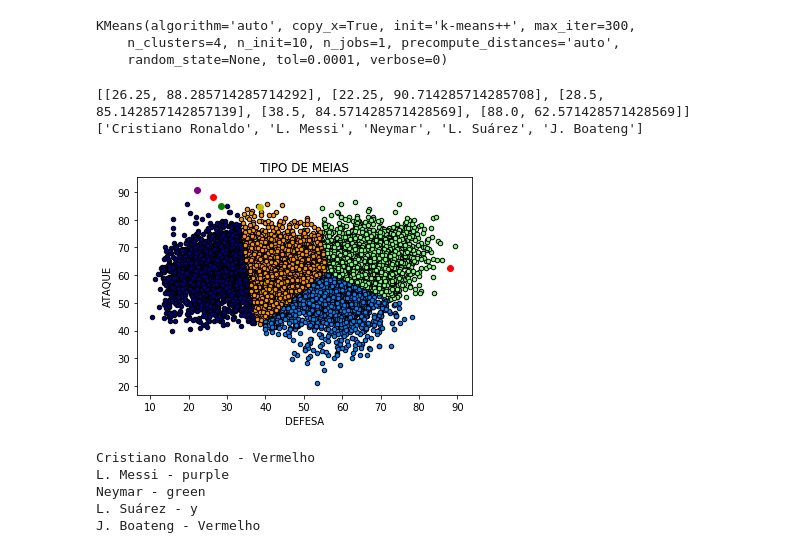
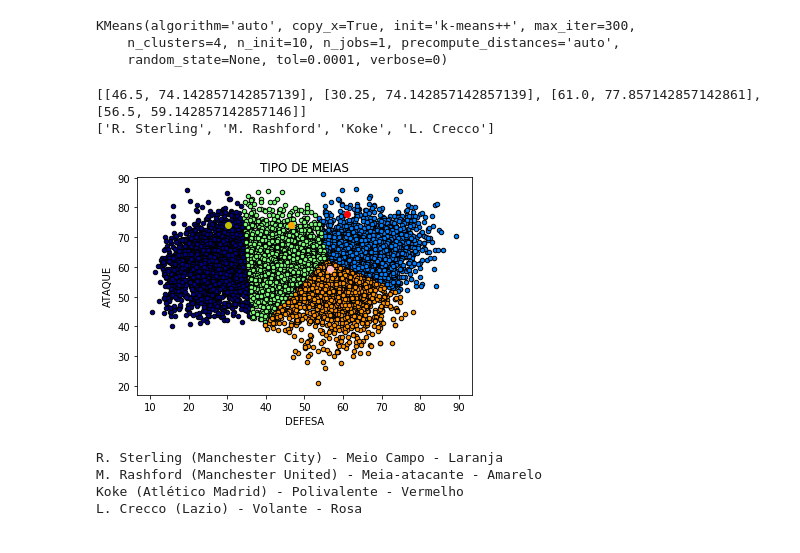
Before and after one commit to gabiuas/FIFA18, a Jupyter notebook: Fifa18.ipynb, the cells around one changed output. Cells and saved outputs as stored; diff of their text form; code cells hidden in the pictures.

```diff
--- a/Fifa18.ipynb
+++ b/Fifa18.ipynb
@@ -198,12 +184,14 @@ label = km.labels_
 colors=['r.','b.','g.','c.']
 # %%
 T=[]
-L=[0,1,2,3,25]
+L=[229,392,104,9619]
 jn=[]
 ja=[]
 jd=[]
+jt=[]
 for e in L:
     jn.append(eu["Name"][e])
+    jt.append(eu["Club"][e])
     ja.append(eu["ATAQUE"][e])
     jd.append(eu["DEFESA"][e])
 
@@ -217,30 +205,27 @@ for e in range(len(ja)):
 print(T)
 print(jn)
 # %% [output]
-[[26.25, 88.285714285714292], [22.25, 90.714285714285708], [28.5, 85.142857142857139], [38.5, 84.571428571428569], [88.0, 62.571428571428569]]
-['Cristiano Ronaldo', 'L. Messi', 'Neymar', 'L. Suárez', 'J. Boateng']
+[[46.5, 74.142857142857139], [30.25, 74.142857142857139], [61.0, 77.857142857142861], [56.5, 59.142857142857146]]
+['R. Sterling', 'M. Rashford', 'Koke', 'L. Crecco']
 # %%
 for l in np.unique(label):
     plt.scatter(X[label == l, 0], X[label == l, 1],color=plt.cm.jet(float(l) / np.max(label + 1)),s=20, edgecolor='k')
-plt.scatter(T[0][0],T[0][1],c='r')
-plt.scatter(T[1][0],T[1][1],c='purple')
-plt.scatter(T[2][0],T[2][1],c='green')
-plt.scatter(T[3][0],T[3][1],c='y')
-plt.scatter(T[4][0],T[4][1],c='red')
+plt.scatter(T[0][0],T[0][1],c='orange')
+plt.scatter(T[1][0],T[1][1],c='y')
+plt.scatter(T[2][0],T[2][1],c='red')
+plt.scatter(T[3][0],T[3][1],c='pink')
 plt.xlabel('DEFESA')
 plt.ylabel('ATAQUE')
 plt.title('TIPO DE MEIAS')
 plt.show()
 
-print('{} - Vermelho'.format(jn[0]))
-print('{} - purple'.format(jn[1]))
-print('{} - green'.format(jn[2]))
-print('{} - y'.format(jn[3]))
-print('{} - Vermelho'.format(jn[4]))
+print('{0} ({1}) - Meio Campo - Laranja'.format(jn[0],jt[0]))
+print('{0} ({1}) - Meia-atacante - Amarelo'.format(jn[1],jt[1]))
+print('{0} ({1}) - Polivalente - Vermelho'.format(jn[2],jt[2]))
+print('{0} ({1}) - Volante - Rosa'.format(jn[3],jt[3]))
 # %% [output]
-[figure, old version]
+[figure, new version]
-Cristiano Ronaldo - Vermelho
-L. Messi - purple
-Neymar - green
-L. Suárez - y
-J. Boateng - Vermelho
+R. Sterling (Manchester City) - Meio Campo - Laranja
+M. Rashford (Manchester United) - Meia-atacante - Amarelo
+Koke (Atlético Madrid) - Polivalente - Vermelho
+L. Crecco (Lazio) - Volante - Rosa
```
Also changed, not shown: parts of 3 cells of this notebook.
